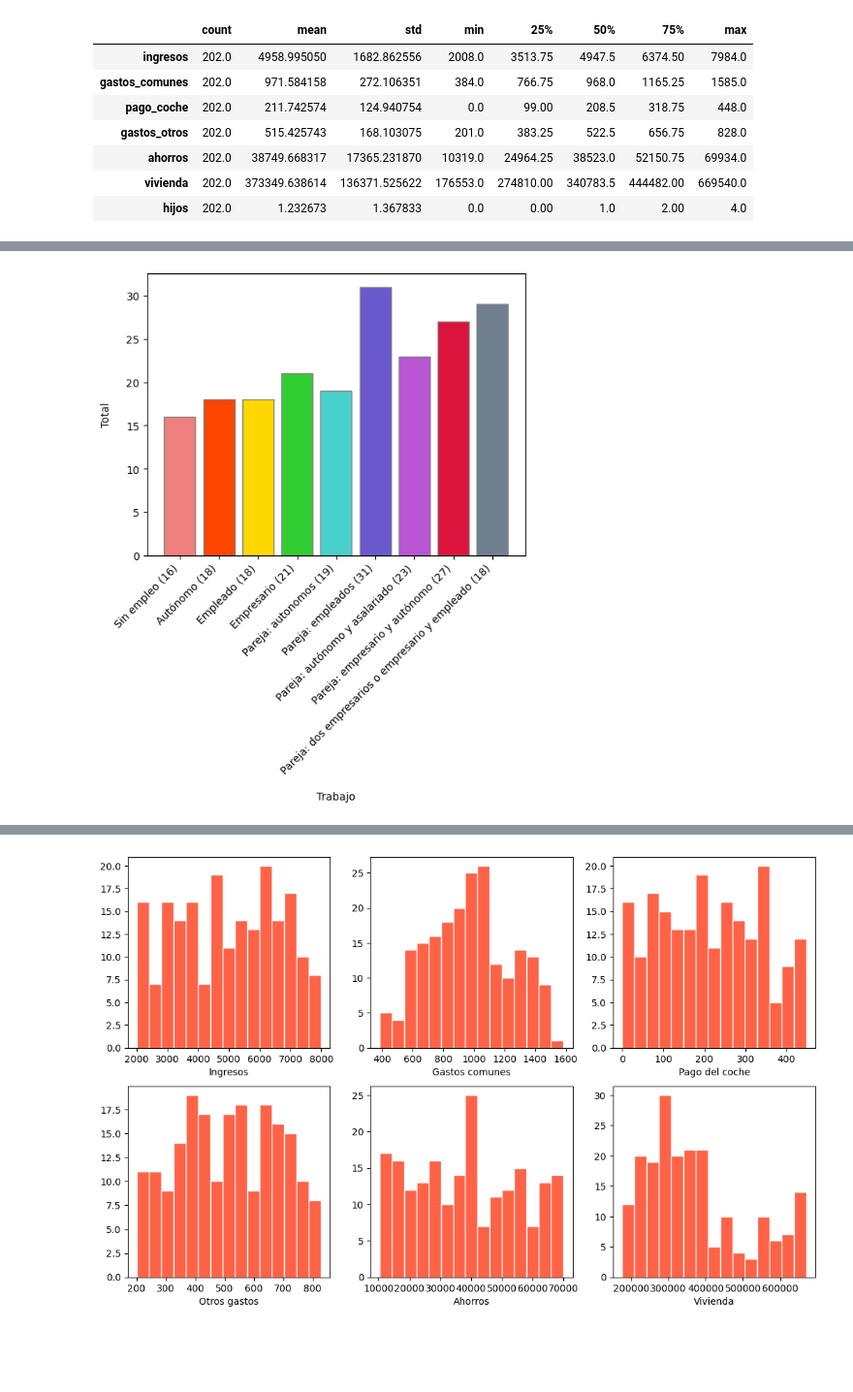
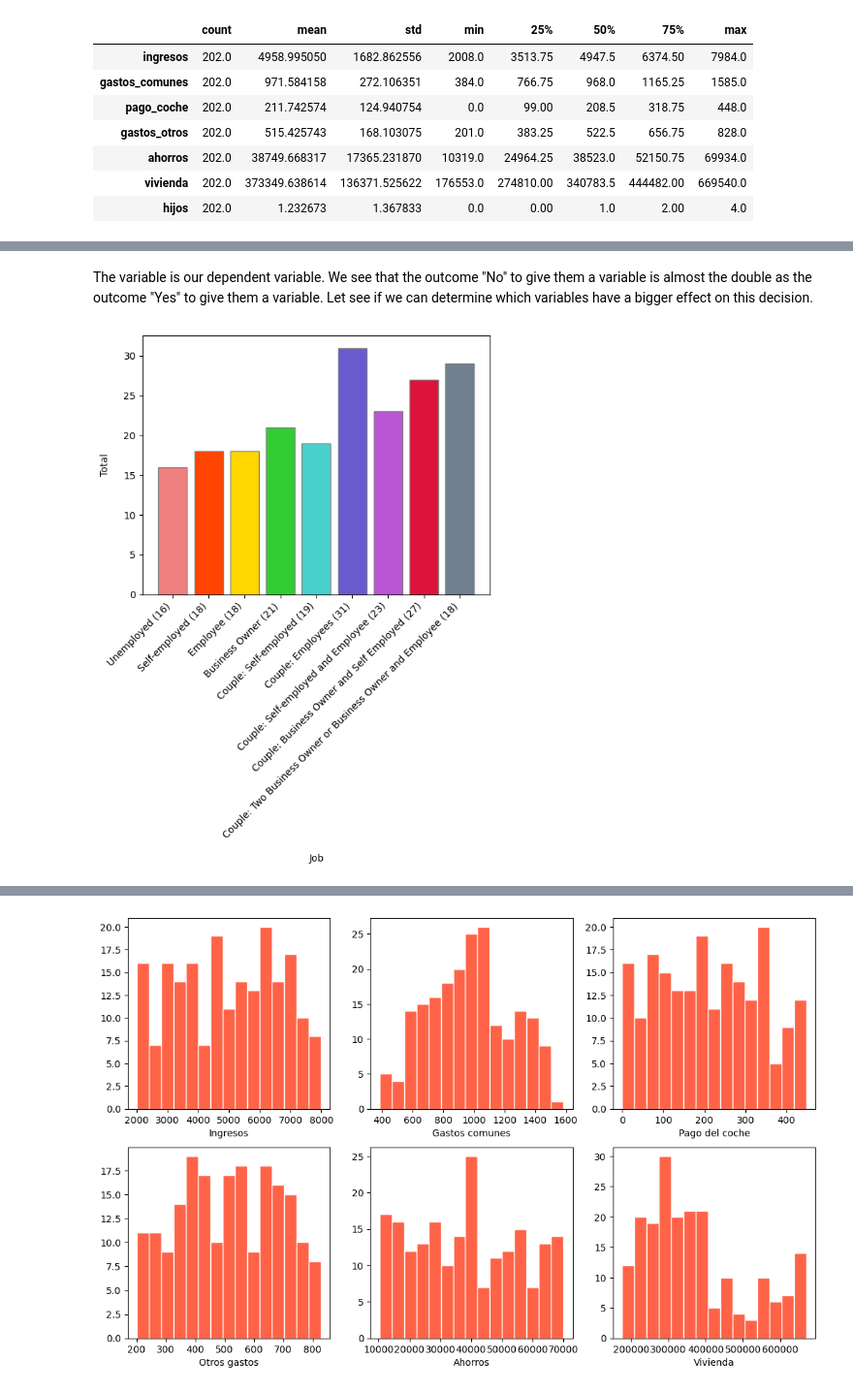
Before and after one commit to idiazco/mortages_little_practice, a Jupyter notebook: mortages_little_practice.ipynb, the cells around one changed output, grey strips where cells are left out. Shown at 97% size. Drawn from its saved outputs; the diff is of its cells as text; code cells hidden in the pictures; blank space fills up the shorter version.

```diff
--- a/mortages_little_practice.ipynb
+++ b/mortages_little_practice.ipynb
@@ -80,33 +102,38 @@ hipotecas.iloc[:,[0,1,2,3,4,5,7]].describe().T
+# %% [markdown]
+The variable is our dependent variable. We see that the outcome "No" to give them a variable is almost the double as the outcome "Yes" to give them a variable.
+Let see if we can determine which variables have a bigger effect on this decision.
 # %%
+# defining the plot values
+# we have Job under a categorical variable. We can just sum how many of each occurrences are of each kind of work to plot them in a bar plot
 labels = [hipotecas["trabajo"].value_counts()[0],
           hipotecas["trabajo"].value_counts()[1],
           hipotecas["trabajo"].value_counts()[2],
           hipotecas["trabajo"].value_counts()[3],
           hipotecas["trabajo"].value_counts()[4],
           hipotecas["trabajo"].value_counts()[5],
           hipotecas["trabajo"].value_counts()[6],
           hipotecas["trabajo"].value_counts()[7],
           hipotecas["trabajo"].value_counts()[8]]
 values = np.arange(len(labels))
-# creamos el plot
+# creating the plot
 plt.bar(values, labels,
         color=("lightcoral","orangered","gold","limegreen",
                "mediumturquoise","slateblue","mediumorchid","crimson","slategrey"),
         edgecolor="grey")
-# diseñamos los nombres para el eje x
-plt.xticks(values, ('Sin empleo ('+str(hipotecas["trabajo"].value_counts()[0])+')',
-                   'Autónomo ('+str(hipotecas["trabajo"].value_counts()[1])+')',
-                   'Empleado ('+str(hipotecas["trabajo"].value_counts()[2])+')',
-                   'Empresario ('+str(hipotecas["trabajo"].value_counts()[3])+')',
-                   'Pareja: autonomos ('+str(hipotecas["trabajo"].value_counts()[4])+')',
-                   'Pareja: empleados ('+str(hipotecas["trabajo"].value_counts()[5])+')',
-                   'Pareja: autónomo y asalariado ('+str(hipotecas["trabajo"].value_counts()[6])+')',
-                   'Pareja: empresario y autónomo ('+str(hipotecas["trabajo"].value_counts()[7])+')',
-                   'Pareja: dos empresarios o empresario y empleado ('+str(hipotecas["trabajo"].value_counts()[2])+')'),
+# designing the plot info
+plt.xticks(values, ('Unemployed ('+str(hipotecas["trabajo"].value_counts()[0])+')',
+                   'Self-employed ('+str(hipotecas["trabajo"].value_counts()[1])+')',
+                   'Employee ('+str(hipotecas["trabajo"].value_counts()[2])+')',
+                   'Business Owner ('+str(hipotecas["trabajo"].value_counts()[3])+')',
+                   'Couple: Self-employed ('+str(hipotecas["trabajo"].value_counts()[4])+')',
+                   'Couple: Employees ('+str(hipotecas["trabajo"].value_counts()[5])+')',
+                   'Couple: Self-employed and Employee ('+str(hipotecas["trabajo"].value_counts()[6])+')',
+                   'Couple: Business Owner and Self Employed ('+str(hipotecas["trabajo"].value_counts()[7])+')',
+                   'Couple: Two Business Owner or Business Owner and Employee ('+str(hipotecas["trabajo"].value_counts()[2])+')'),
            rotation=45, ha='right')
-plt.xlabel("Trabajo", labelpad=14)
+plt.xlabel("Job", labelpad=14)
 plt.ylabel("Total", labelpad=14)
 plt.show()
 # %% [output]
-[figure, old version]
+[figure, new version]
 # %%
```
Also changed, not shown: parts of 44 cells of this notebook.
